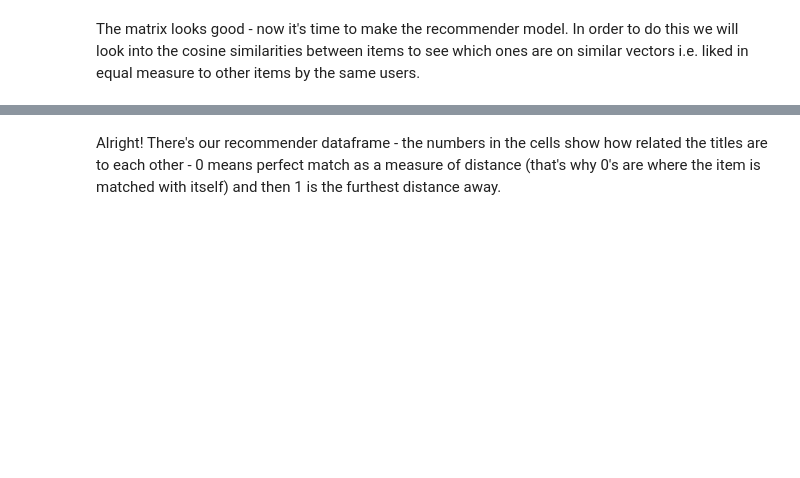
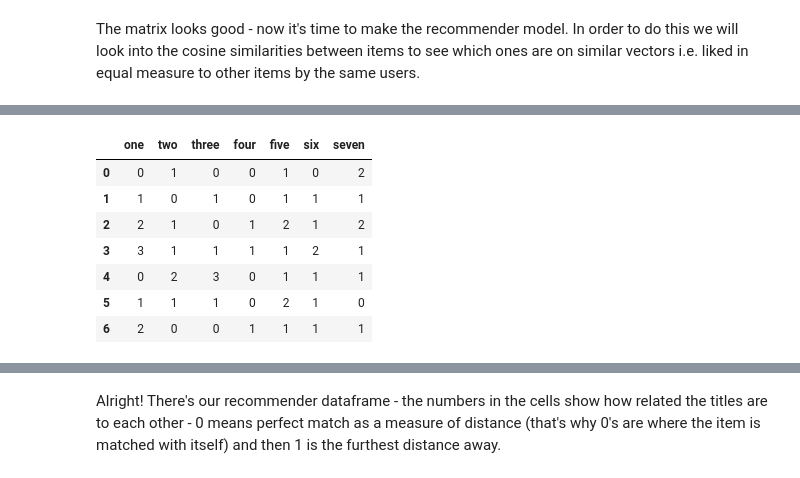
Before and after one commit to griffinwt/nextale, a Jupyter notebook: video_games_EDA.ipynb, the cells around one changed output, grey strips where cells are left out. Cells and saved outputs as stored; diff of their text form; code cells hidden in the pictures; blank space fills up the shorter version.

```diff
--- a/video_games_EDA.ipynb
+++ b/video_games_EDA.ipynb
@@ -323,0 +325,18 @@ array([[0.        , 1.        , 0.98175221, ..., 1.        , 1.        ,
+# %%
+l1 = [0,1,2,3,0,1,2]
+l2 = [1,0,1,1,2,1,0]
+l3 = [0,1,0,1,3,1,0]
+l4 = [0,0,1,1,0,0,1]
+l5 = [1,1,2,1,1,2,1]
+l6 = [0,1,1,2,1,1,1]
+l7 = [2,1,2,1,1,0,1]
+a = pd.DataFrame({'one':pd.arrays.SparseArray(l1, fill_value=1),
+                 'two':pd.arrays.SparseArray(l2, fill_value=1),
+                 'three':pd.arrays.SparseArray(l3, fill_value=1),
+                 'four':pd.arrays.SparseArray(l4, fill_value=1),
+                 'five':pd.arrays.SparseArray(l5, fill_value=1),
+                 'six':pd.arrays.SparseArray(l6, fill_value=1),
+                 'seven':pd.arrays.SparseArray(l7, fill_value=1)
+                 })
+b = pd.DataFrame({'one':l1, 'two':l2, 'three':l3, 'four':l4,
+                 'five':l5, 'six':l6, 'seven':l7})
@@ -323,0 +363,11 @@ array([[0.        , 1.        , 0.98175221, ..., 1.        , 1.        ,
+# %%
+a
+# %% [output]
+|  | one | two | three | four | five | six | seven |
+| 0 | 0 | 1 | 0 | 0 | 1 | 0 | 2 |
+| 1 | 1 | 0 | 1 | 0 | 1 | 1 | 1 |
+| 2 | 2 | 1 | 0 | 1 | 2 | 1 | 2 |
+| 3 | 3 | 1 | 1 | 1 | 1 | 2 | 1 |
+| 4 | 0 | 2 | 3 | 0 | 1 | 1 | 1 |
+| 5 | 1 | 1 | 1 | 0 | 2 | 1 | 0 |
+| 6 | 2 | 0 | 0 | 1 | 1 | 1 | 1 |
```
Also changed, not shown: parts of 53 cells of this notebook, 3 other files.
